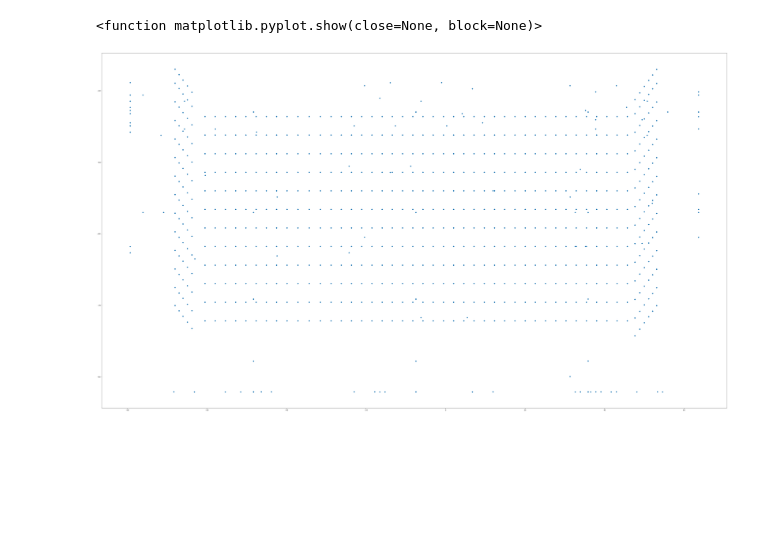
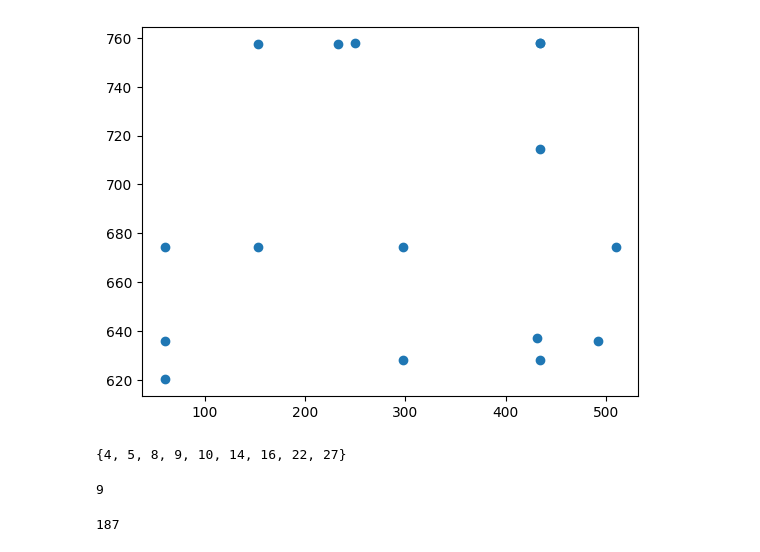
Before and after one commit to bledoux2002/Hackathon_2024, a Jupyter notebook: match-reports/existing-match-reports-code/parse_shot_locs.ipynb, the cells around one changed output. Drawn from its saved outputs; the diff is of its cells as text; code cells hidden in the pictures; blank space fills up the shorter version.

```diff
--- a/match-reports/existing-match-reports-code/parse_shot_locs.ipynb
+++ b/match-reports/existing-match-reports-code/parse_shot_locs.ipynb
@@ -5,6 +5,8 @@ import pandas as pd
 import pdfplumber
 import numpy as np
 import matplotlib.pyplot as plt
+
+pts = []
 # %%
 class Rectangle:
     """
@@ -176,13 +178,13 @@ def extract_shot_loc(curves, rects):
 
     centroids = []
 
-    lower_threshold = 4
-    upper_threshold = 32
+    # lower_threshold = 8
+    upper_threshold = 100
     # Process curves to find shot locations
-    print(curves[1])
     for curve in curves:
-        if len(curve['pts']) > upper_threshold and len(curve['pts']) < lower_threshold:
+        if len(curve['pts']) > upper_threshold or len(curve['pts']) == 6:
             continue
+        pts.append(len(curve['pts']))
         x0, x1, y0, y1 = curve["x0"], curve["x1"], curve["y0"], curve["y1"]
 
         x_length = abs(x1 - x0)
@@ -408,5 +410,5 @@ def parse_shot_locs(src_folder: str, team: str):
 # Replace with your PDF path
 teamname = "Northwestern Wildcats"
 game = "01-10-2024"
-pdf_path = f"../northwestern-2024"
+pdf_path = f"../single"
 data = parse_shot_locs(pdf_path, teamname)
@@ -430,0 +435,5 @@ data = parse_shot_locs(pdf_path, teamname)
+# %%
+# Round all values in the DataFrame to 2 decimal places
+data = data.round(1)
+data = data.drop_duplicates().reset_index(drop=True)
+data.shape
@@ -431,9 +462,22 @@ data = parse_shot_locs(pdf_path, teamname)
 # %%
-x = np.array(data['width_translated'])
-y = np.array(data['length_translated'])
-plt.figure(figsize = (70, 40))
+x = np.array(data['width'])
+y = np.array(data['length'])
+plt.figure()
 plt.scatter(x, y)
-plt.show
+plt.show()
 # %% [output]
-<function matplotlib.pyplot.show(close=None, block=None)>
-[figure, old version]
+[figure, new version]
+# %%
+set(pts)
+# %% [output]
+{4, 5, 8, 9, 10, 14, 16, 22, 27}
+# %%
+import statistics
+
+statistics.mode(pts)
+# %% [output]
+9
+# %%
+pts.count(statistics.mode(pts))
+# %% [output]
+187
```
Also changed, not shown: parts of 4 cells of this notebook, 2 other files.
